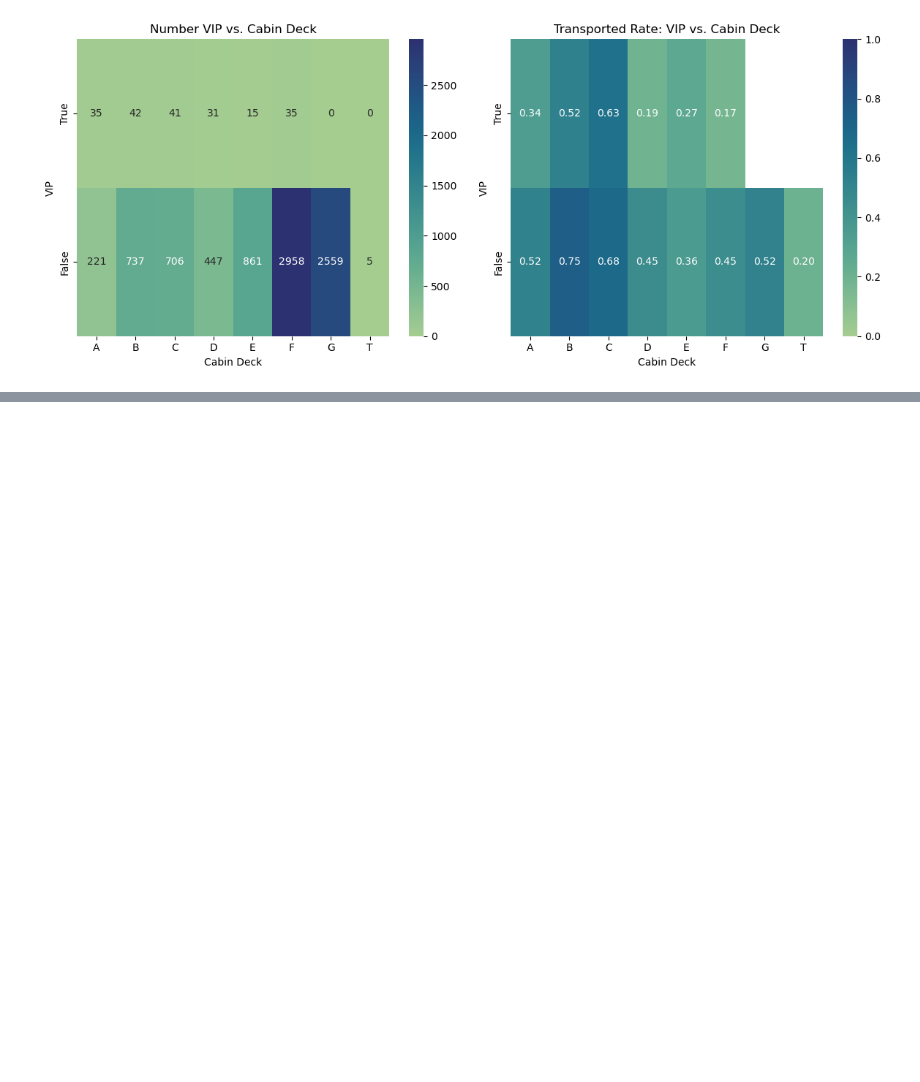
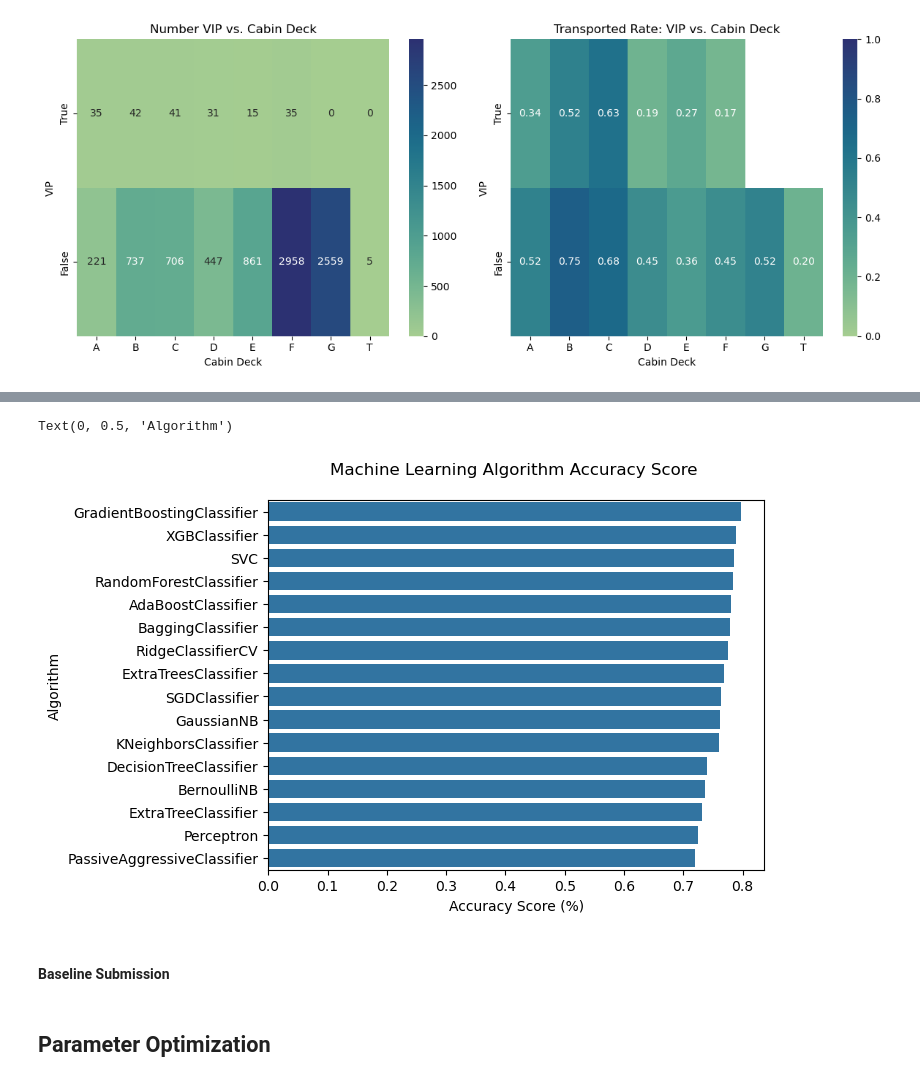
Before and after one commit to kiwiii2409/kaggle_funsies, a Jupyter notebook: spaceship-titanic/spaceship-titanic.ipynb, the cells around one changed output, grey strips where cells are left out. Saved outputs shown, nothing was run; the diff lists cells and outputs as text; code cells hidden in the pictures; blank space fills up the shorter version.

```diff
--- a/spaceship-titanic/spaceship-titanic.ipynb
+++ b/spaceship-titanic/spaceship-titanic.ipynb
@@ -173,7 +183,7 @@ memory usage: 1.3+ MB
 #### Dataset for training
 # %%
 data_xtrain_dummies = data_merged_dummies[data_merged_dummies['train_test'] == True].drop(['Transported', 'train_test'], axis=1)
-data_ytrain_dummies = data_merged_dummies[data_merged_dummies['train_test'] == True]['Transported']
+data_ytrain_dummies = data_merged_dummies[data_merged_dummies['train_test'] == True]['Transported'].astype(int)
 
 data_xtest_dummies = data_merged_dummies[data_merged_dummies['train_test'] == False].drop(['Transported', 'train_test'], axis=1)
 
@@ -181,4 +191,6 @@ print("Xtrain shape: ", data_xtrain_dummies.shape)
 print("Ytrain shape: ", data_ytrain_dummies.shape)
 
 print("Xtest shape:  ", data_xtest_dummies.shape)
+
+data_xtrain_dummies
 # %% [output]
@@ -327,0 +481,10 @@ plt.show()
+# %%
+sns.barplot(x='MLA Test Accuracy Mean', y = 'MLA Name', data = MLA_compare)
+plt.title('Machine Learning Algorithm Accuracy Score \n')
+plt.xlabel('Accuracy Score (%)')
+plt.ylabel('Algorithm')
+# %% [output]
+Text(0, 0.5, 'Algorithm')
+[figure, added]
+# %% [markdown]
+#### Baseline Submission
@@ -327,0 +499,2 @@ plt.show()
+# %% [markdown]
+## Parameter Optimization
```
Also changed, not shown: parts of 19 cells of this notebook, 3 other files.
